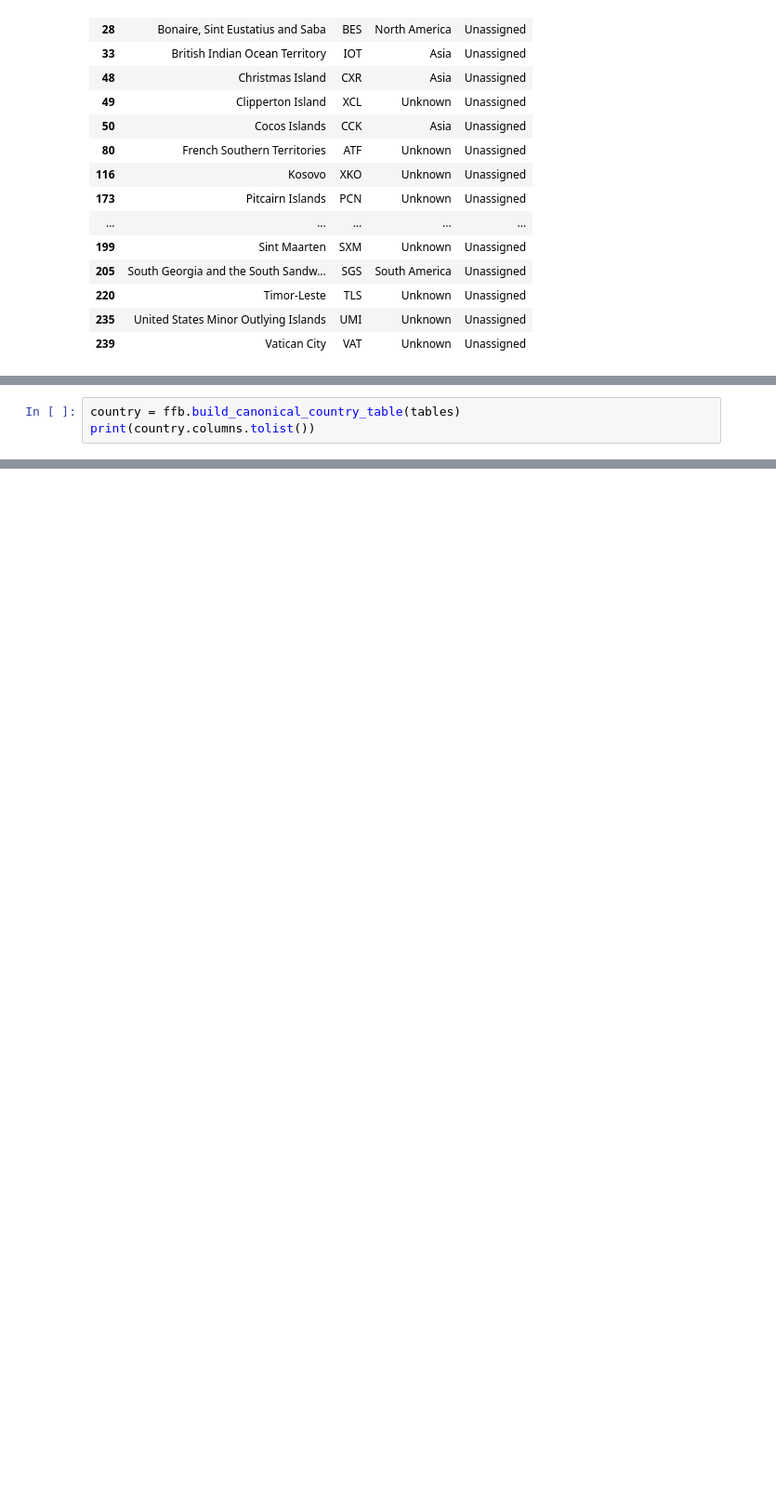
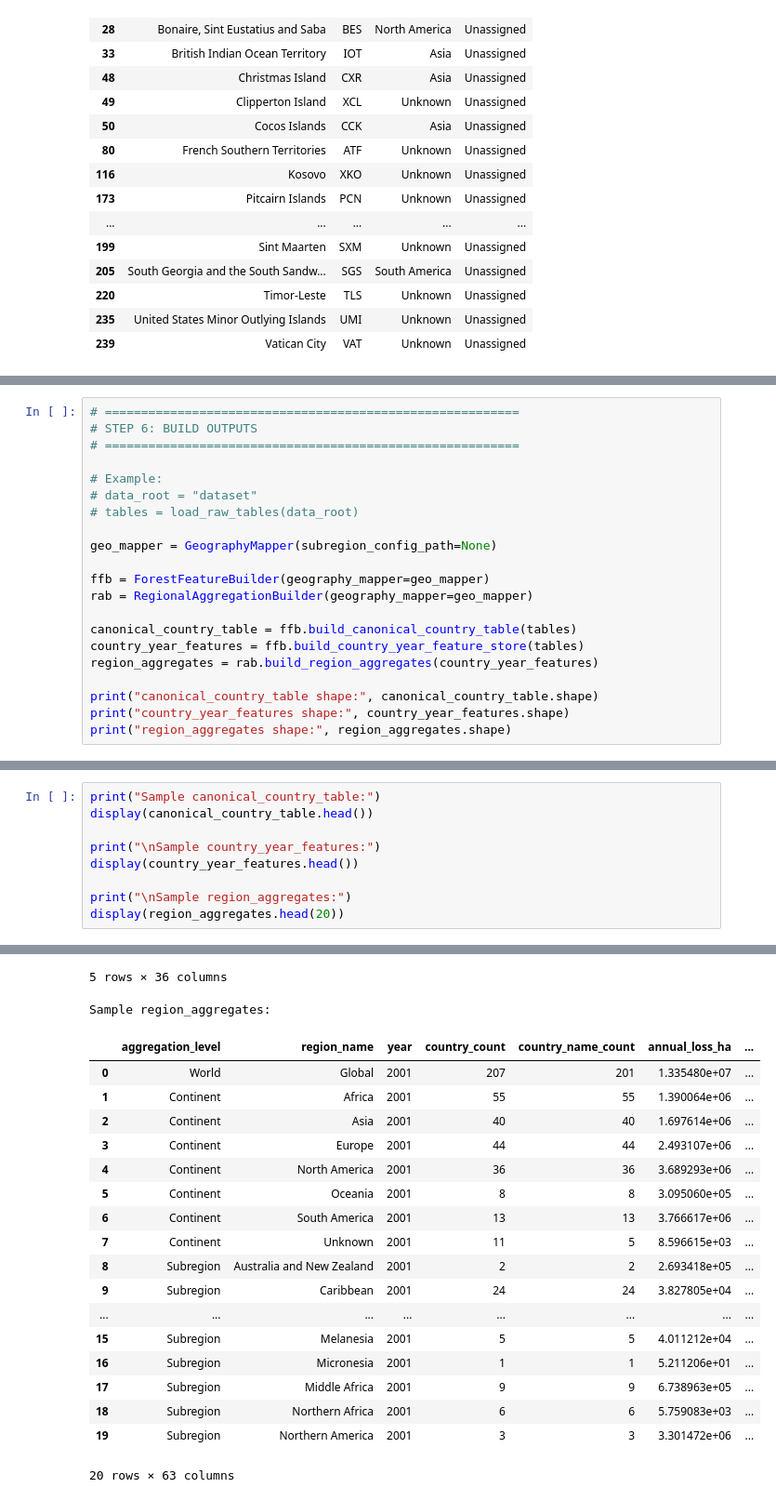
Before and after one commit to CH-CHISAKA/GlobalForestAnalysis, a Jupyter notebook: world_forest_distribution.ipynb, the cells around one changed output, grey strips where cells are left out. Shown at 93% size. Saved outputs shown, nothing was run; the diff lists cells and outputs as text; blank space fills up the shorter version.

Commit message:
core data structures

```diff
--- a/world_forest_distribution.ipynb
+++ b/world_forest_distribution.ipynb
@@ -1193,3 +513,0 @@ dtype: int64
-# %%
-country = ffb.build_canonical_country_table(tables)
-print(country.columns.tolist())
@@ -1219,0 +1355,21 @@ driver_global
+# %%
+# =========================================================
+# STEP 6: BUILD OUTPUTS
+# =========================================================
+
+# Example:
+# data_root = "dataset"
+# tables = load_raw_tables(data_root)
+
+geo_mapper = GeographyMapper(subregion_config_path=None)
+
+ffb = ForestFeatureBuilder(geography_mapper=geo_mapper)
+rab = RegionalAggregationBuilder(geography_mapper=geo_mapper)
+
+canonical_country_table = ffb.build_canonical_country_table(tables)
+country_year_features = ffb.build_country_year_feature_store(tables)
+region_aggregates = rab.build_region_aggregates(country_year_features)
+
+print("canonical_country_table shape:", canonical_country_table.shape)
+print("country_year_features shape:", country_year_features.shape)
+print("region_aggregates shape:", region_aggregates.shape)
@@ -1219,0 +1412,10 @@ driver_global
+# %%
+print("Sample canonical_country_table:")
+display(canonical_country_table.head())
+
+print("\nSample country_year_features:")
+display(country_year_features.head())
+
+print("\nSample region_aggregates:")
+display(region_aggregates.head(20))
+# %% [output]
@@ -1219,0 +1436,20 @@ driver_global
+5 rows × 36 columns
+Sample region_aggregates:
+|  | aggregation_level | region_name | year | country_count | country_name_count | annual_loss_ha | ... |
+| 0 | World | Global | 2001 | 207 | 201 | 1.335480e+07 | ... |
+| 1 | Continent | Africa | 2001 | 55 | 55 | 1.390064e+06 | ... |
+| 2 | Continent | Asia | 2001 | 40 | 40 | 1.697614e+06 | ... |
+| 3 | Continent | Europe | 2001 | 44 | 44 | 2.493107e+06 | ... |
+| 4 | Continent | North America | 2001 | 36 | 36 | 3.689293e+06 | ... |
+| 5 | Continent | Oceania | 2001 | 8 | 8 | 3.095060e+05 | ... |
+| 6 | Continent | South America | 2001 | 13 | 13 | 3.766617e+06 | ... |
+| 7 | Continent | Unknown | 2001 | 11 | 5 | 8.596615e+03 | ... |
+| 8 | Subregion | Australia and New Zealand | 2001 | 2 | 2 | 2.693418e+05 | ... |
+| 9 | Subregion | Caribbean | 2001 | 24 | 24 | 3.827805e+04 | ... |
+| ... | ... | ... | ... | ... | ... | ... | ... |
+| 15 | Subregion | Melanesia | 2001 | 5 | 5 | 4.011212e+04 | ... |
+| 16 | Subregion | Micronesia | 2001 | 1 | 1 | 5.211206e+01 | ... |
+| 17 | Subregion | Middle Africa | 2001 | 9 | 9 | 6.738963e+05 | ... |
+| 18 | Subregion | Northern Africa | 2001 | 6 | 6 | 5.759083e+03 | ... |
+| 19 | Subregion | Northern America | 2001 | 3 | 3 | 3.301472e+06 | ... |
+20 rows × 63 columns
```
Also changed, not shown: parts of 29 cells of this notebook.
